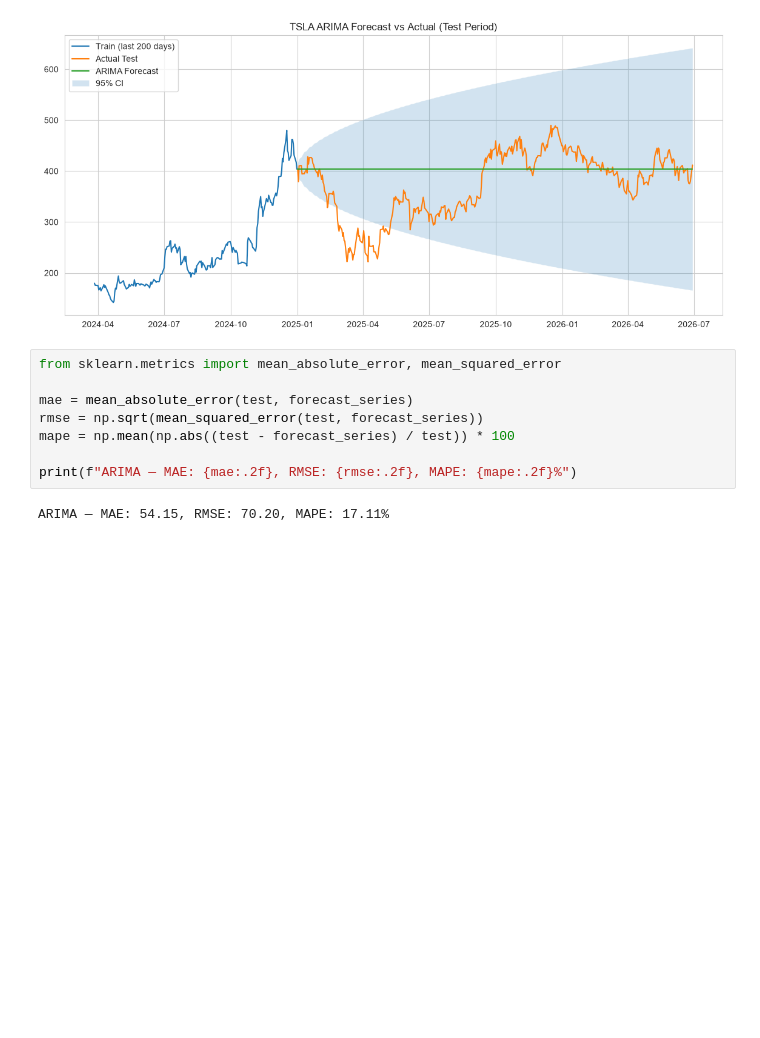
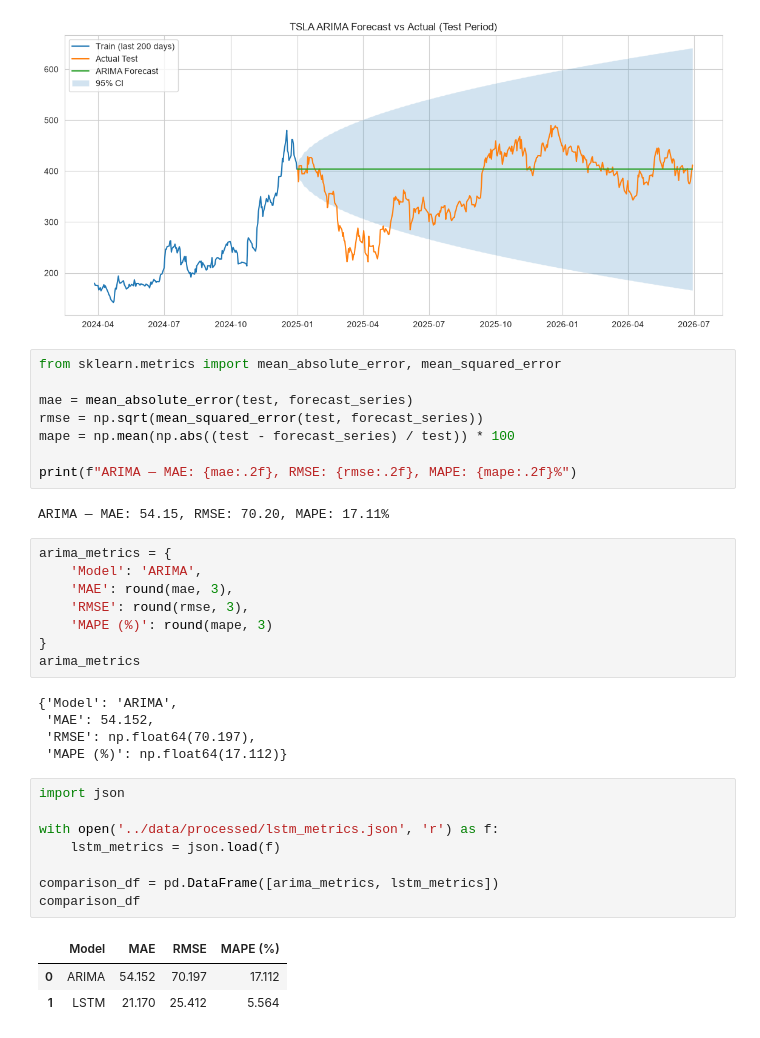
Before and after one commit to sosena2/portfolio-optimization, a Jupyter notebook: notebooks/eda_and_modeling.ipynb, the cells around one changed output. Drawn from its saved outputs; the diff is of its cells as text; blank space fills up the shorter version.

Commit message:
Task 2: Implement, train, and evaluate LSTM model for TSLA forecasting

```diff
--- a/notebooks/eda_and_modeling.ipynb
+++ b/notebooks/eda_and_modeling.ipynb
@@ -299,3 +299,28 @@ mape = np.mean(np.abs((test - forecast_series) / test)) * 100
 print(f"ARIMA — MAE: {mae:.2f}, RMSE: {rmse:.2f}, MAPE: {mape:.2f}%")
 # %% [output]
 ARIMA — MAE: 54.15, RMSE: 70.20, MAPE: 17.11%
+# %%
+arima_metrics = {
+    'Model': 'ARIMA',
+    'MAE': round(mae, 3),
+    'RMSE': round(rmse, 3),
+    'MAPE (%)': round(mape, 3)
+}
+arima_metrics
+# %% [output]
+{'Model': 'ARIMA',
+ 'MAE': 54.152,
+ 'RMSE': np.float64(70.197),
+ 'MAPE (%)': np.float64(17.112)}
+# %%
+import json
+
+with open('../data/processed/lstm_metrics.json', 'r') as f:
+    lstm_metrics = json.load(f)
+
+comparison_df = pd.DataFrame([arima_metrics, lstm_metrics])
+comparison_df
+# %% [output]
+|  | Model | MAE | RMSE | MAPE (%) |
+| 0 | ARIMA | 54.152 | 70.197 | 17.112 |
+| 1 | LSTM | 21.170 | 25.412 | 5.564 |
```
Also changed, not shown: parts of 4 cells of this notebook, 4 other files.
